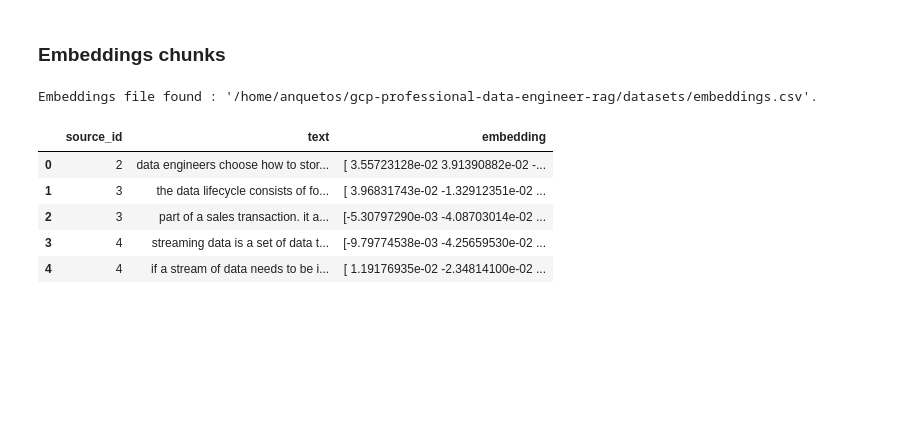
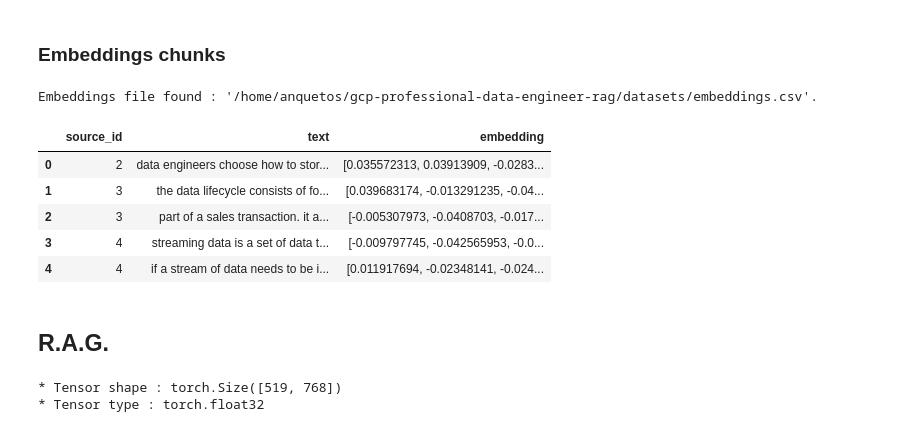
Before and after one commit to anquetos/gcp-professional-data-engineer-rag, a Jupyter notebook: rag-building-discovery.ipynb, the cells around one changed output. Drawn from its saved outputs; the diff is of its cells as text; code cells hidden in the pictures; blank space fills up the shorter version.

Commit message:
Updated csv embeddings importation (dtype) added creation of vectors_tensor.

```diff
--- a/rag-building-discovery.ipynb
+++ b/rag-building-discovery.ipynb
@@ -432,14 +438,32 @@ else:
     print(f"Embeddings file found : '{embeddings_filepath}'.")
 # %% [output]
 Embeddings file found : '/home/anquetos/gcp-professional-data-engineer-rag/datasets/embeddings.csv'.
-# %%
-# Load embeddings from the CSV file
-df_embeddings = pd.read_csv(embeddings_filepath)
-df_embeddings.head()
-# %% [output]
-|  | source_id | text | embedding |
-| 0 | 2 | data engineers choose how to stor... | [ 3.55723128e-02 3.91390882e-02 -... |
-| 1 | 3 | the data lifecycle consists of fo... | [ 3.96831743e-02 -1.32912351e-02 ... |
-| 2 | 3 | part of a sales transaction. it a... | [-5.30797290e-03 -4.08703014e-02 ... |
-| 3 | 4 | streaming data is a set of data t... | [-9.79774538e-03 -4.25659530e-02 ... |
-| 4 | 4 | if a stream of data needs to be i... | [ 1.19176935e-02 -2.34814100e-02 ... |
+# %%
+# Load embeddings from the CSV file
+df_embeddings = pd.read_csv(embeddings_filepath)
+# Convert the string representation of the embeddings back to numpy 'float32' arrays
+# (original output format from SentenceTransformer encode method)
+df_embeddings["embedding"] = df_embeddings["embedding"].apply(
+    lambda x: np.array(x.strip("[]").split(), dtype="float32")
+)
+
+df_embeddings.head()
+# %% [output]
+|  | source_id | text | embedding |
+| 0 | 2 | data engineers choose how to stor... | [0.035572313, 0.03913909, -0.0283... |
+| 1 | 3 | the data lifecycle consists of fo... | [0.039683174, -0.013291235, -0.04... |
+| 2 | 3 | part of a sales transaction. it a... | [-0.005307973, -0.0408703, -0.017... |
+| 3 | 4 | streaming data is a set of data t... | [-0.009797745, -0.042565953, -0.0... |
+| 4 | 4 | if a stream of data needs to be i... | [0.011917694, -0.02348141, -0.024... |
+# %% [markdown]
+## R.A.G.
+# %%
+# Convert the embeddings to PyTorch tensors
+vectors_tensor = torch.from_numpy(np.stack(df_embeddings["embedding"].values))
+
+# Check the shape and type of the tensor
+print(f"* Tensor shape : {vectors_tensor.shape}")
+print(f"* Tensor type : {vectors_tensor.dtype}")
+# %% [output]
+* Tensor shape : torch.Size([519, 768])
+* Tensor type : torch.float32
```
Also changed, not shown: parts of 2 cells of this notebook.
